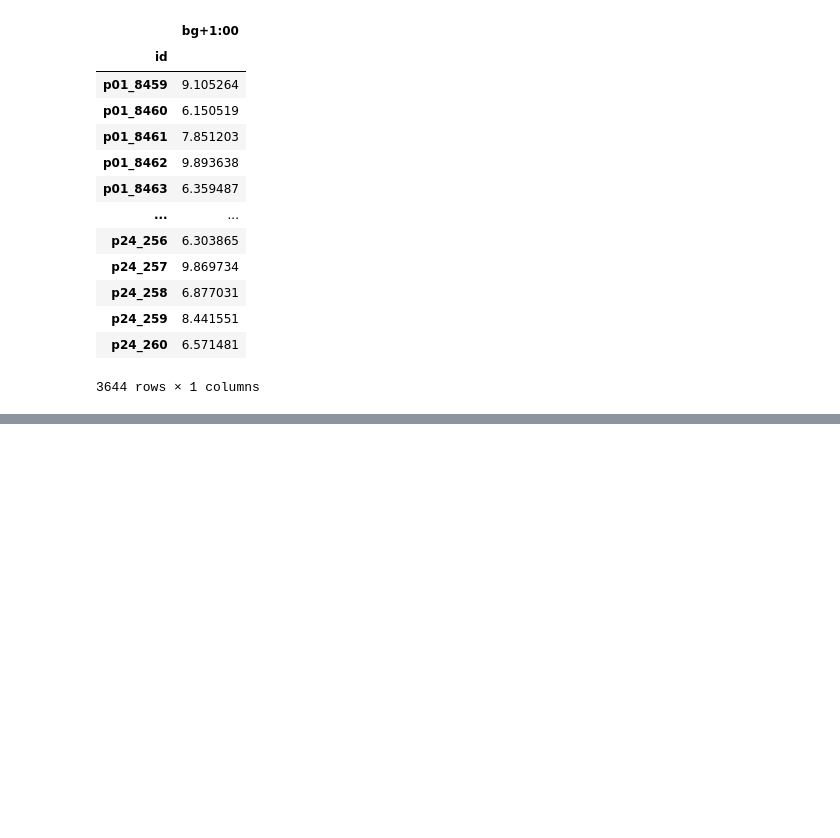
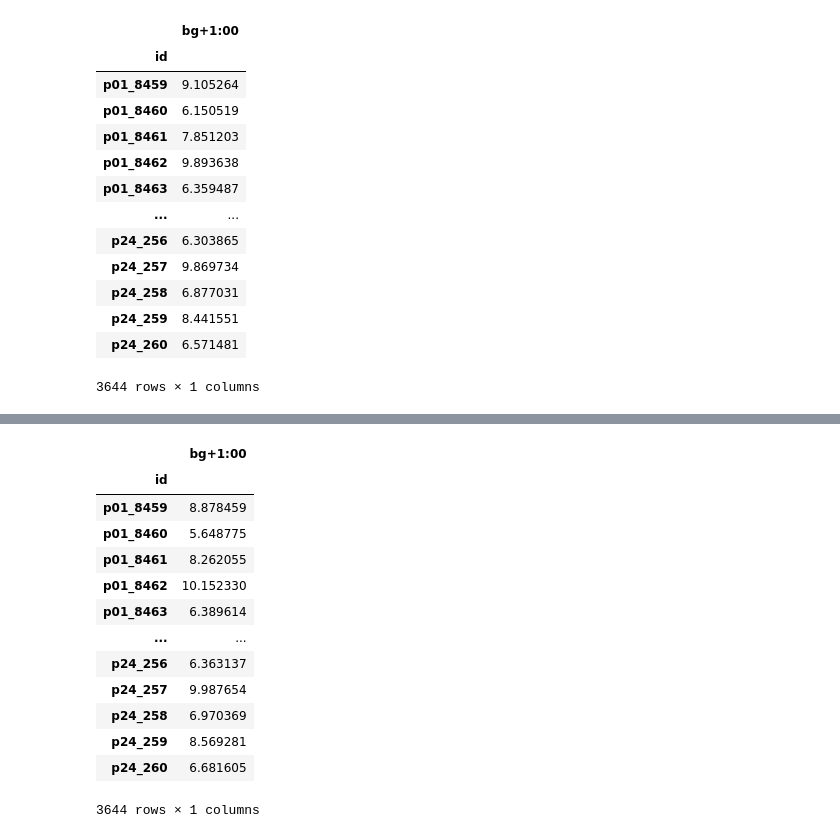
Before and after one commit to NTanaka1994/omoitsuki, a Jupyter notebook: blood.ipynb, the cells around one changed output, grey strips where cells are left out. Saved outputs shown, nothing was run; the diff lists cells and outputs as text; code cells hidden in the pictures; blank space fills up the shorter version.

```diff
--- a/blood.ipynb
+++ b/blood.ipynb
@@ -645,0 +673,9 @@ RMSEが2.5474から2.5441に改善。10月6日時点で126人中42位(上位33.3
+# %%
+from sklearn.model_selection import train_test_split
+models = []
+for i in range(50):
+    x_tr, x_va, y_tr, y_va = train_test_split(x_train, y_train, random_state=i, test_size=0.1)
+    model = LGBMR(verbose=-1)
+    model.fit(x_tr, y_tr)
+    models.append([model, model.score(x_va, y_va)])
+    print(i+1)
@@ -645,0 +700,3 @@ RMSEが2.5474から2.5441に改善。10月6日時点で126人中42位(上位33.3
+# %%
+models = sorted(models, key=lambda x:x[1], reverse=True)
+models
@@ -645,0 +721,27 @@ RMSEが2.5474から2.5441に改善。10月6日時点で126人中42位(上位33.3
+# %%
+y_pred = []
+y_pred1 = models[0][0].predict(x_test)
+y_pred2 = models[1][0].predict(x_test)
+y_pred3 = models[2][0].predict(x_test)
+for i in range(len(y_pred1)):
+    y_pred.append(np.mean([y_pred1[i], y_pred2[i], y_pred3[i]]))
+pred = pd.DataFrame(y_pred)
+pred.index = x_test.index
+pred.columns = ["bg+1:00"]
+pred.sort_index().to_csv("submit_3.csv")
+pred
+# %% [output]
+|  | bg+1:00 |
+| id |  |
+| p01_8459 | 8.878459 |
+| p01_8460 | 5.648775 |
+| p01_8461 | 8.262055 |
+| p01_8462 | 10.152330 |
+| p01_8463 | 6.389614 |
+| ... | ... |
+| p24_256 | 6.363137 |
+| p24_257 | 9.987654 |
+| p24_258 | 6.970369 |
+| p24_259 | 8.569281 |
+| p24_260 | 6.681605 |
+3644 rows × 1 columns
```
Also changed, not shown: parts of 5 cells of this notebook.
